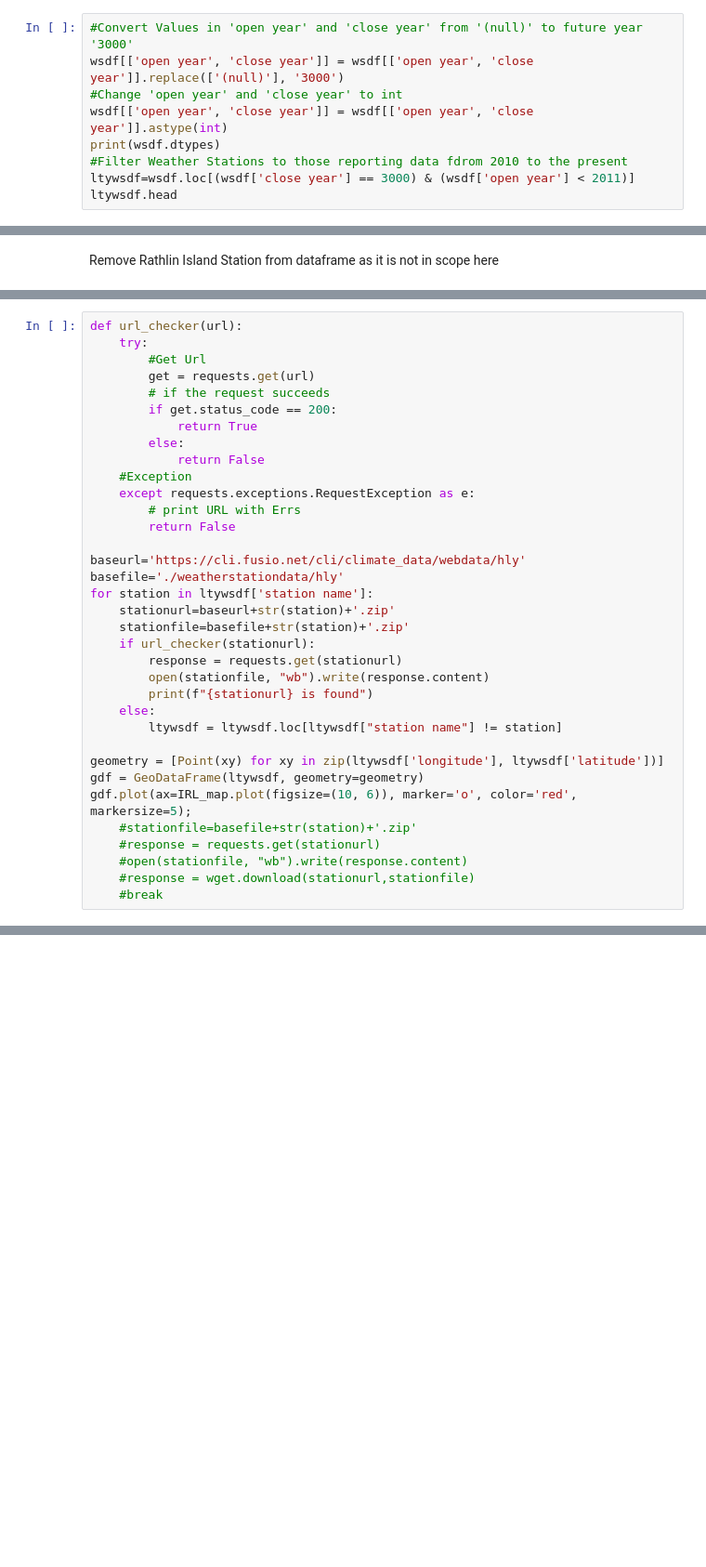
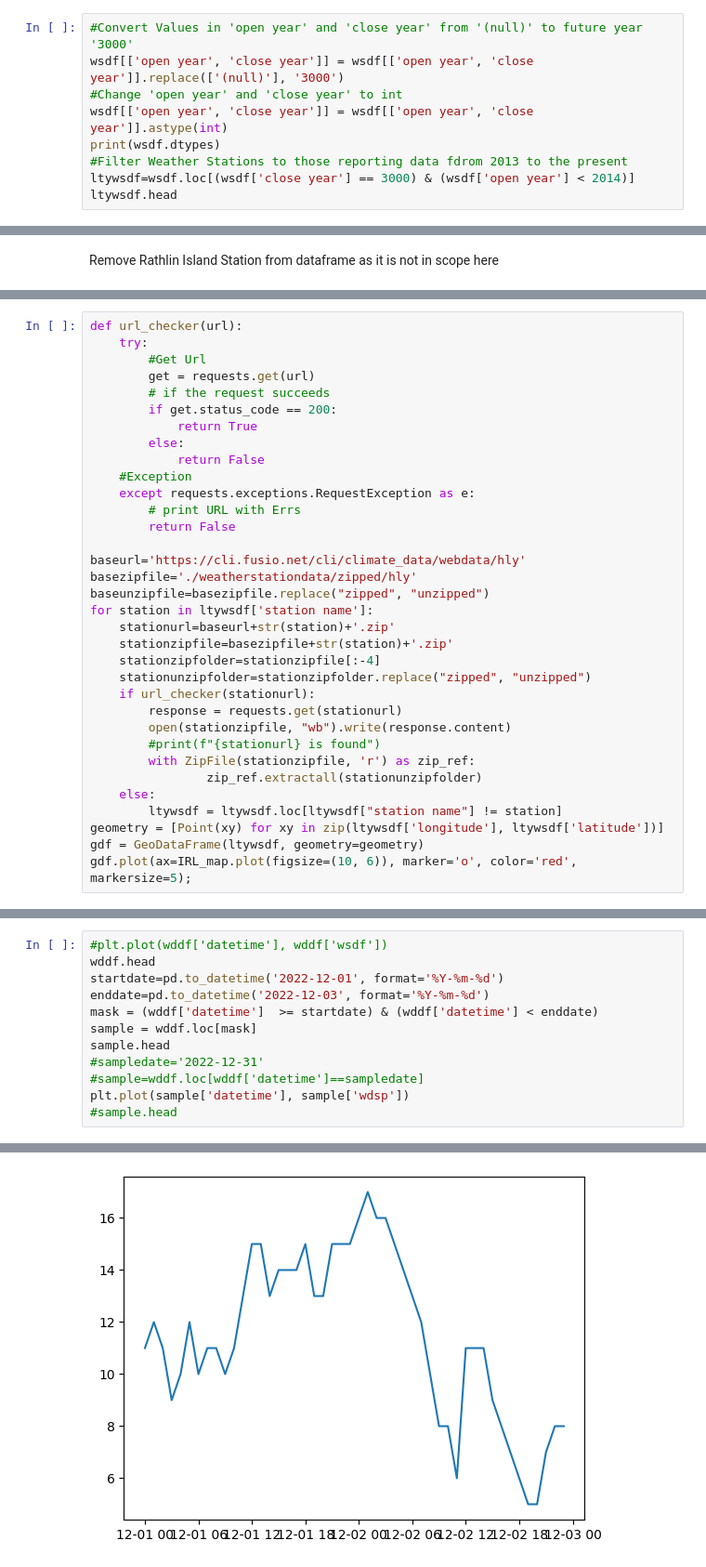
Before and after one commit to lanecolinp/UCDPA_lanecolinp, a Jupyter notebook: WeatherStation.ipynb, the cells around one changed output, grey strips where cells are left out. Shown at 93% size. Drawn from its saved outputs; the diff is of its cells as text; blank space fills up the shorter version.

```diff
--- a/WeatherStation.ipynb
+++ b/WeatherStation.ipynb
@@ -37,8 +38,8 @@ wsdf[['open year', 'close year']] = wsdf[['open year', 'close year']].replace(['
 #Change 'open year' and 'close year' to int
 wsdf[['open year', 'close year']] = wsdf[['open year', 'close year']].astype(int)
 print(wsdf.dtypes)
-#Filter Weather Stations to those reporting data fdrom 2010 to the present
-ltywsdf=wsdf.loc[(wsdf['close year'] == 3000) & (wsdf['open year'] < 2011)]
+#Filter Weather Stations to those reporting data fdrom 2013 to the present
+ltywsdf=wsdf.loc[(wsdf['close year'] == 3000) & (wsdf['open year'] < 2014)]
 ltywsdf.head
 # %% [output]
 county           object
@@ -110,23 +113,22 @@ def url_checker(url):
 		return False
 
 baseurl='https://cli.fusio.net/cli/climate_data/webdata/hly'
-basefile='./weatherstationdata/hly'
+basezipfile='./weatherstationdata/zipped/hly'
+baseunzipfile=basezipfile.replace("zipped", "unzipped")
 for station in ltywsdf['station name']:
     stationurl=baseurl+str(station)+'.zip'
-    stationfile=basefile+str(station)+'.zip'
+    stationzipfile=basezipfile+str(station)+'.zip'
+    stationzipfolder=stationzipfile[:-4]
+    stationunzipfolder=stationzipfolder.replace("zipped", "unzipped")
     if url_checker(stationurl):
         response = requests.get(stationurl)
-        open(stationfile, "wb").write(response.content)
-        print(f"{stationurl} is found")
+        open(stationzipfile, "wb").write(response.content)
+        #print(f"{stationurl} is found")
+        with ZipFile(stationzipfile, 'r') as zip_ref:
+                zip_ref.extractall(stationunzipfolder)
     else:
         ltywsdf = ltywsdf.loc[ltywsdf["station name"] != station]
-
 geometry = [Point(xy) for xy in zip(ltywsdf['longitude'], ltywsdf['latitude'])]
 gdf = GeoDataFrame(ltywsdf, geometry=geometry)
 gdf.plot(ax=IRL_map.plot(figsize=(10, 6)), marker='o', color='red', markersize=5);
-    #stationfile=basefile+str(station)+'.zip'
-    #response = requests.get(stationurl)
-    #open(stationfile, "wb").write(response.content)
-    #response = wget.download(stationurl,stationfile)
-    #break
 # %% [output]
@@ -197,0 +413,13 @@ TypeError: '_io.TextIOWrapper' object is not subscriptable
+# %%
+#plt.plot(wddf['datetime'], wddf['wsdf'])
+wddf.head
+startdate=pd.to_datetime('2022-12-01', format='%Y-%m-%d')
+enddate=pd.to_datetime('2022-12-03', format='%Y-%m-%d')
+mask = (wddf['datetime']  >= startdate) & (wddf['datetime'] < enddate)
+sample = wddf.loc[mask]
+sample.head
+#sampledate='2022-12-31'
+#sample=wddf.loc[wddf['datetime']==sampledate]
+plt.plot(sample['datetime'], sample['wdsp'])
+#sample.head
+# %% [output]
@@ -197,0 +427 @@ TypeError: '_io.TextIOWrapper' object is not subscriptable
+[figure, added]
```
Also changed, not shown: parts of 25 cells of this notebook.
